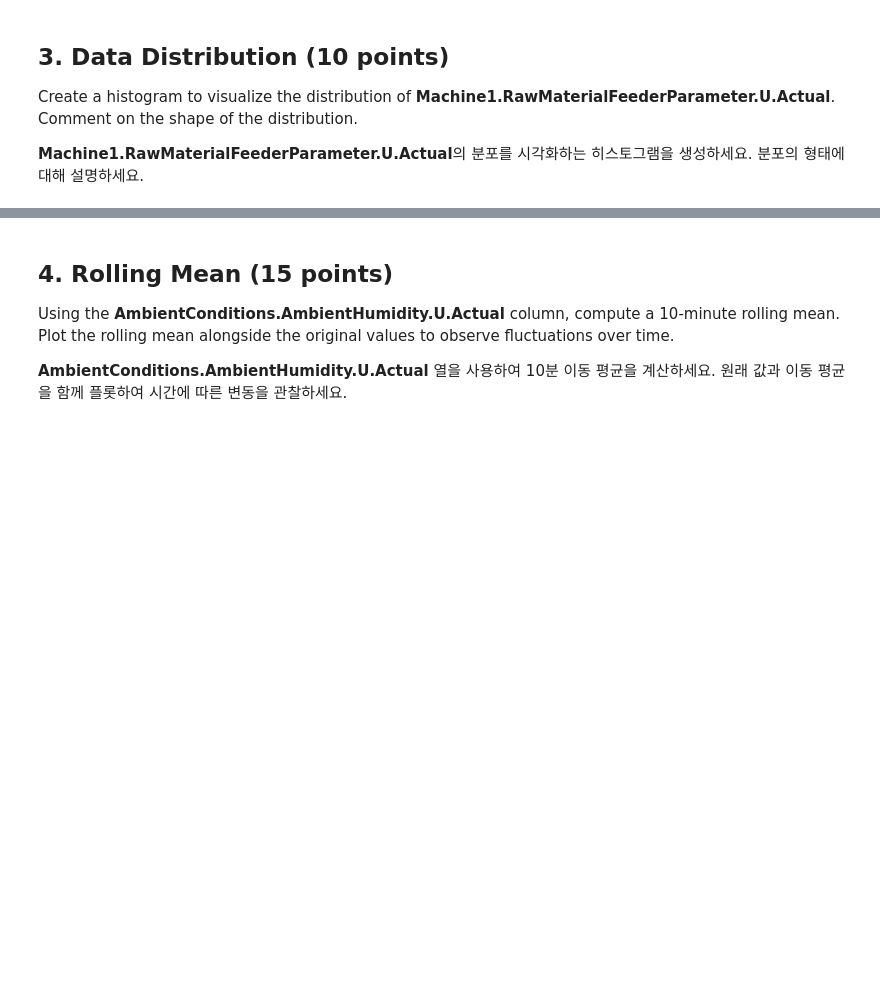
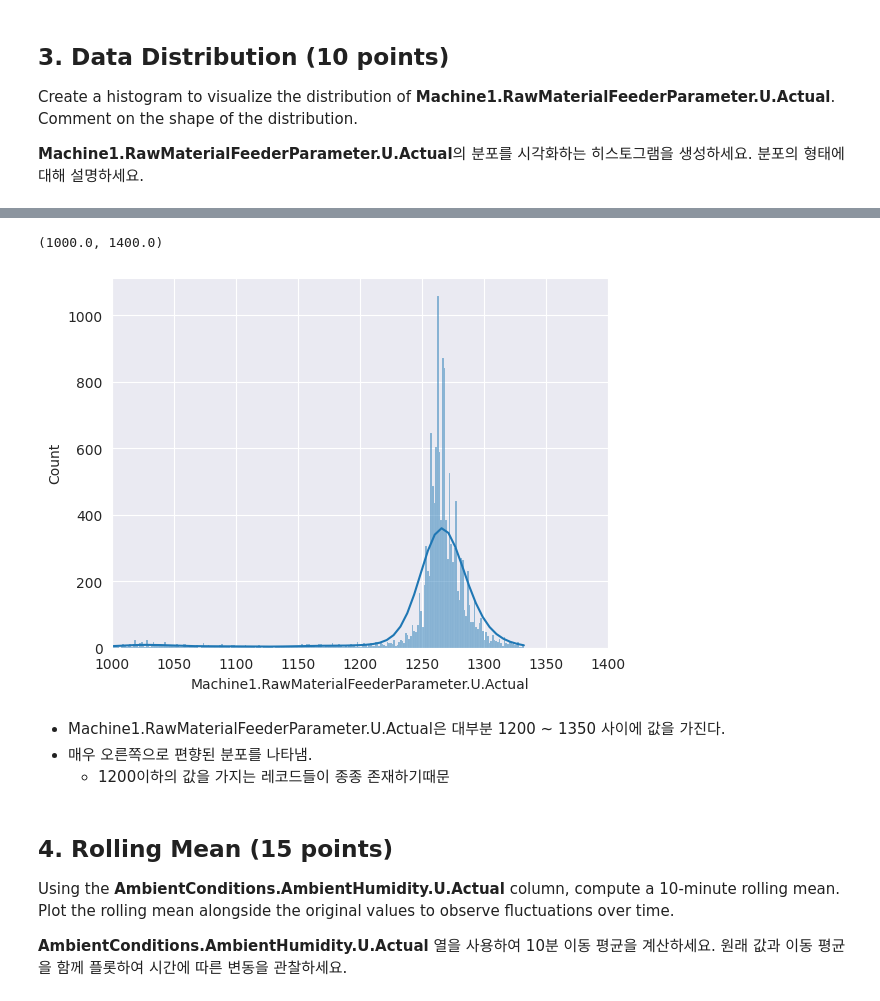
Before and after one commit to BBongjun/DataBase-Project, a Jupyter notebook: DAEM_Midterm_practical_test.ipynb, the cells around one changed output, grey strips where cells are left out. Saved outputs shown, nothing was run; the diff lists cells and outputs as text; code cells hidden in the pictures; blank space fills up the shorter version.

```diff
--- a/DAEM_Midterm_practical_test.ipynb
+++ b/DAEM_Midterm_practical_test.ipynb
@@ -233,3 +298,13 @@ Filter the data to display only records where **Machine1.Zone1Temperature.C.Actu
+# %%
+g = sns.histplot(data2['Machine1.RawMaterialFeederParameter.U.Actual'], kde=True)
+g.set_xlim(1000,1400)
+# %% [output]
+(1000.0, 1400.0)
+[figure, added]
+# %% [markdown]
+- Machine1.RawMaterialFeederParameter.U.Actual은 대부분 1200 ~ 1350 사이에 값을 가진다.
+- 매우 오른쪽으로 편향된 분포를 나타냄.
+    - 1200이하의 값을 가지는 레코드들이 종종 존재하기때문
 # %% [markdown]
 ## 4. Rolling Mean (15 points)
    Using the **AmbientConditions.AmbientHumidity.U.Actual** column, compute a 10-minute rolling mean. Plot the rolling mean alongside the original values to observe fluctuations over time.
```
Also changed, not shown: parts of 13 cells of this notebook.
